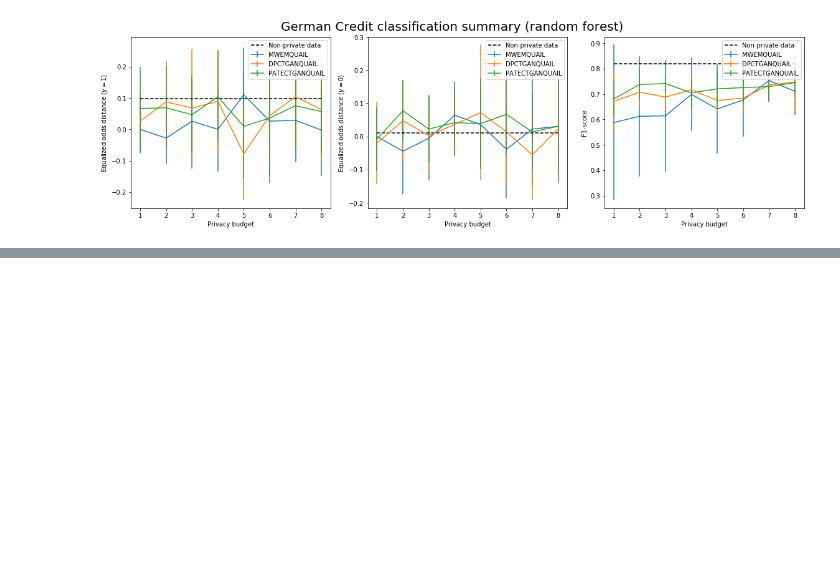
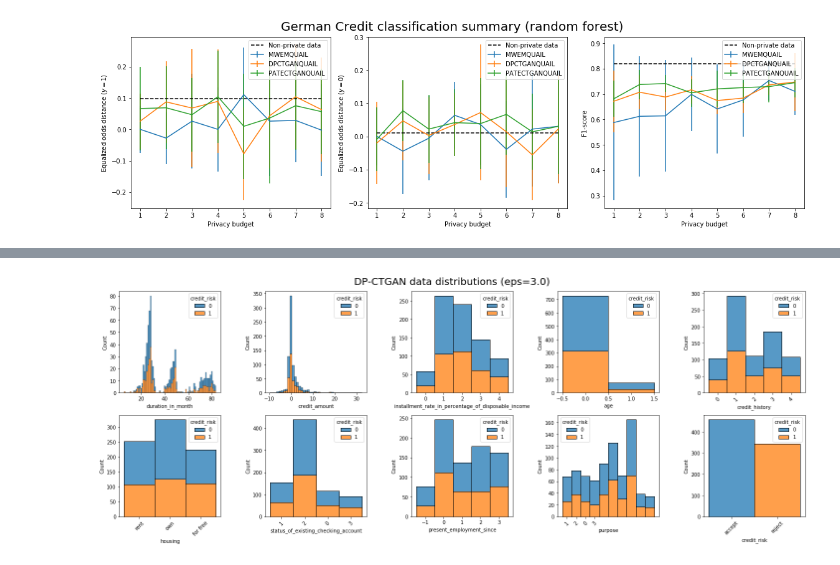
Before and after one commit to kgrabarz/microsoft_capstone_fall_2021, a Jupyter notebook: Code/Pipelines_and_EDA/12_German_Synthetic_Data_Distributions.ipynb, the cells around one changed output, grey strips where cells are left out. Cells and saved outputs as stored; diff of their text form; code cells hidden in the pictures; blank space fills up the shorter version.

```diff
--- a/Code/Pipelines_and_EDA/12_German_Synthetic_Data_Distributions.ipynb
+++ b/Code/Pipelines_and_EDA/12_German_Synthetic_Data_Distributions.ipynb
@@ -311,0 +384,5 @@ get_german_epsilon_plots(["MWEMQUAIL", "DPCTGANQUAIL", "PATECTGANQUAIL"], epsilo
+# %%
+DPCTGAN_eps3_rep1 = pd.read_csv("DPCTGAN/German_DPCTGAN_eps=3.0_1.csv", index_col=0)
+plot_distributions(DPCTGAN_eps3_rep1, title="DP-CTGAN data distributions (eps=3.0)")
+# %% [output]
+[figure, added]
```
Also changed, not shown: parts of 20 cells of this notebook.
